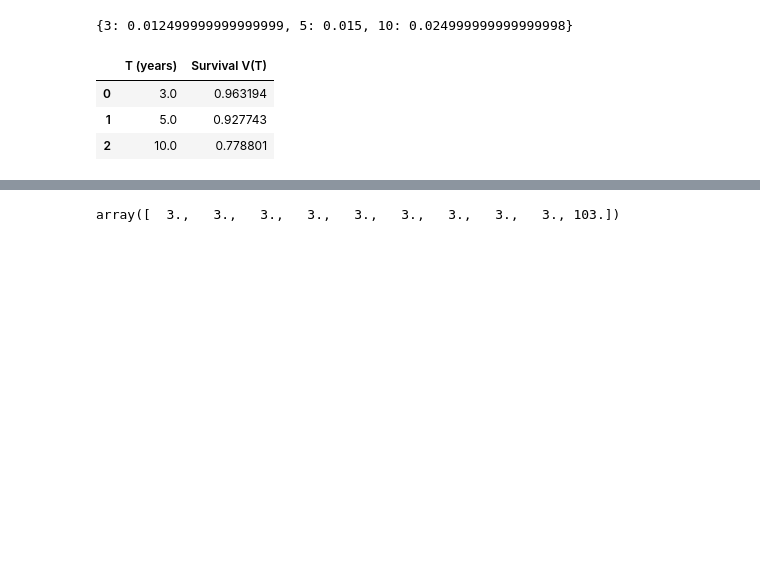
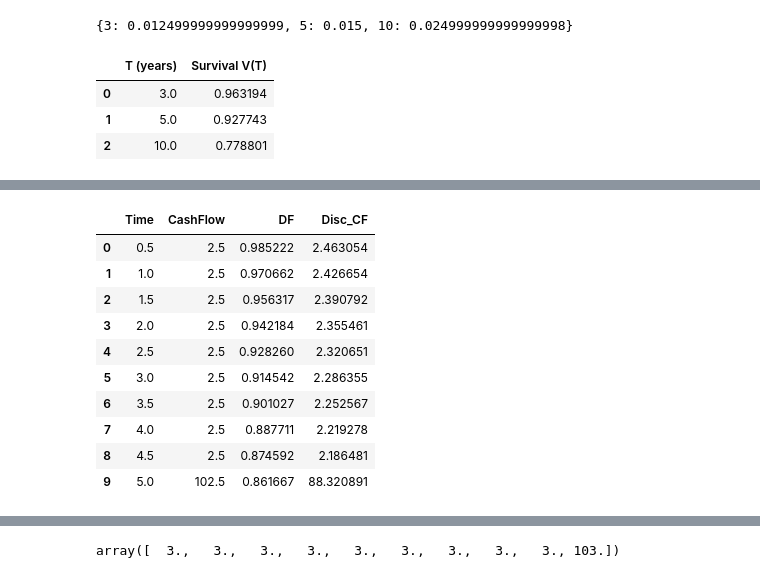
Before and after one commit to HST0077/HYOTC, a Jupyter notebook: PD_estimation.ipynb, the cells around one changed output, grey strips where cells are left out. Saved outputs shown, nothing was run; the diff lists cells and outputs as text; code cells hidden in the pictures; blank space fills up the shorter version.

```diff
--- a/PD_estimation.ipynb
+++ b/PD_estimation.ipynb
@@ -67,0 +114,22 @@ surv_df
+# %%
+r_val = 0.03
+
+# 1) DF 열 갱신
+df["DF"] = df["DF"].apply(lambda expr: float(sp.N(expr.subs({r: r_val}))))
+
+# 2) Disc_CF 열 갱신
+df["Disc_CF"] = df["Disc_CF"].apply(lambda expr: float(sp.N(expr.subs({r: r_val}))))
+
+df
+# %% [output]
+|  | Time | CashFlow | DF | Disc_CF |
+| 0 | 0.5 | 2.5 | 0.985222 | 2.463054 |
+| 1 | 1.0 | 2.5 | 0.970662 | 2.426654 |
+| 2 | 1.5 | 2.5 | 0.956317 | 2.390792 |
+| 3 | 2.0 | 2.5 | 0.942184 | 2.355461 |
+| 4 | 2.5 | 2.5 | 0.928260 | 2.320651 |
+| 5 | 3.0 | 2.5 | 0.914542 | 2.286355 |
+| 6 | 3.5 | 2.5 | 0.901027 | 2.252567 |
+| 7 | 4.0 | 2.5 | 0.887711 | 2.219278 |
+| 8 | 4.5 | 2.5 | 0.874592 | 2.186481 |
+| 9 | 5.0 | 102.5 | 0.861667 | 88.320891 |
```
Also changed, not shown: parts of 4 cells of this notebook.
